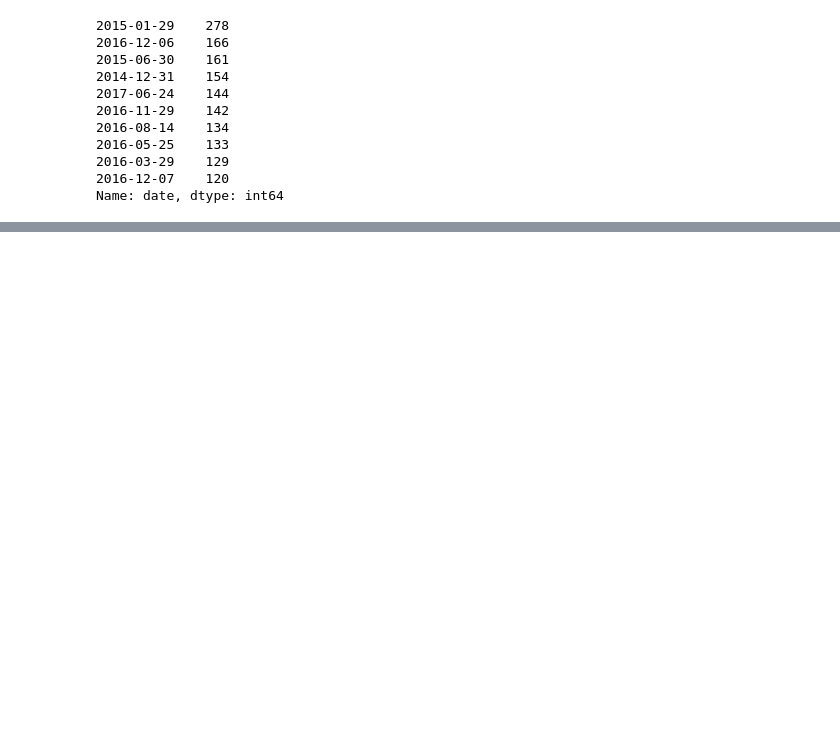
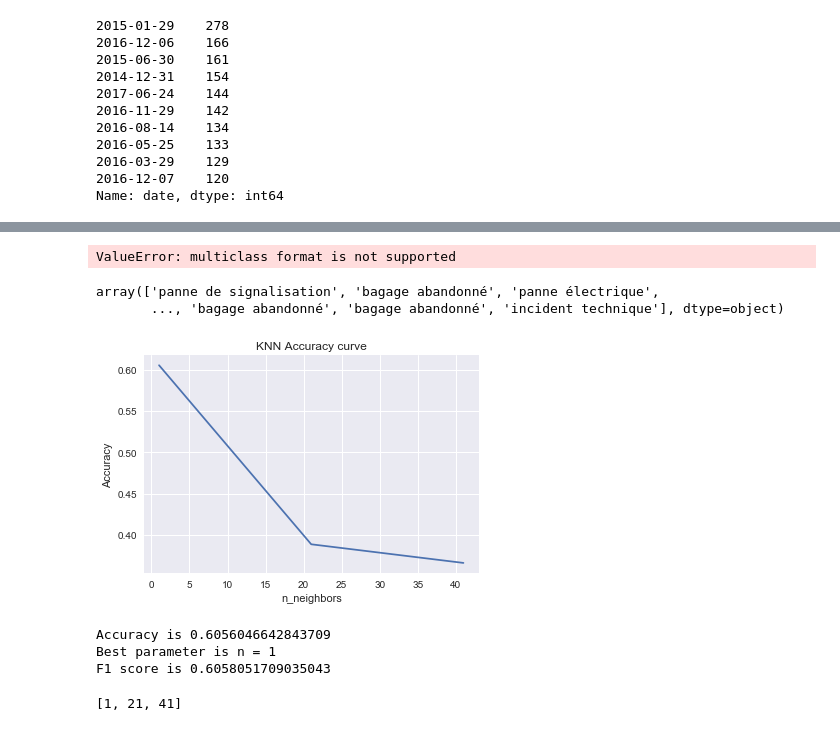
Before and after one commit to guidesc/DSBA---case-study, a Jupyter notebook: RATP.ipynb, the cells around one changed output, grey strips where cells are left out. Drawn from its saved outputs; the diff is of its cells as text; code cells hidden in the pictures; blank space fills up the shorter version.

Commit message:
Pre-report update
Run ML models on incident classification.

```diff
--- a/RATP.ipynb
+++ b/RATP.ipynb
@@ -423,0 +567,4 @@ df_consol.groupby(['date_new', 'username']).size().to_csv('tweets_date.csv')
+# %%
+# let's run classification
+from sklearn.model_selection import train_test_split
+X = df_class(df_consol).drop('reason', axis=1)
@@ -423,0 +592,11 @@ df_consol.groupby(['date_new', 'username']).size().to_csv('tweets_date.csv')
+# %%
+X.T_avg = pd.to_numeric(X.T_avg)
+X.V_avg = pd.to_numeric(X.V_avg)
+X.W_avg = pd.to_numeric(X.W_avg)
+X = pd.get_dummies(X)
+y = df_class(df_consol).reason
+X_train, X_test, y_train, y_test = train_test_split(X, y, random_state = 0)
+from sklearn.preprocessing import MinMaxScaler
+scaler = MinMaxScaler()
+X_train_scaled = scaler.fit_transform(X_train)
+X_test_scaled = scaler.transform(X_test)
@@ -423,0 +619,46 @@ df_consol.groupby(['date_new', 'username']).size().to_csv('tweets_date.csv')
+# %%
+from sklearn.model_selection import GridSearchCV
+from sklearn.neighbors import KNeighborsClassifier
+knn = KNeighborsClassifier(n_neighbors=10)
+knn.fit(X_train_scaled, y_train)
+knn.score(X_test_scaled, y_test)
+# %% [output]
+ValueError: multiclass format is not supported
+# %%
+y_predicted
+# %% [output]
+array(['panne de signalisation', 'bagage abandonné', 'panne électrique',
+       ..., 'bagage abandonné', 'bagage abandonné', 'incident technique'], dtype=object)
+# %%
+import seaborn as sns
+plt.figure()
+scores = []
+for n in range(1,50,20):
+    knn = KNeighborsClassifier(n_neighbors=n)
+    knn.fit(X_train_scaled, y_train)
+    scores.append(knn.score(X_test_scaled, y_test))
+plt.plot(range(1,50,20), scores)
+plt.title('KNN Accuracy curve')
+plt.xlabel('n_neighbors')
+plt.ylabel('Accuracy')
+plt.show()
+acc_knn = max(scores)
+n_knn = list(range(1,50,20))[scores.index(max(scores))]
+
+#
+knn = KNeighborsClassifier(n_neighbors=n_knn)
+knn.fit(X_train_scaled, y_train)
+y_pred = knn.predict(X_test_scaled)
+f1_knn = f1_score(y_test, y_pred, average = 'weighted')
+print('Accuracy is {}'.format(acc_knn))
+print('Best parameter is n = {}'.format(n_knn))
+print('F1 score is {}'.format(f1_knn))
+# %% [output]
+[figure, added]
+Accuracy is 0.6056046642843709
+Best parameter is n = 1
+F1 score is 0.6058051709035043
+# %%
+list(range(1,50,20))
+# %% [output]
+[1, 21, 41]
```
Also changed, not shown: parts of 78 cells of this notebook, 25 other files.
